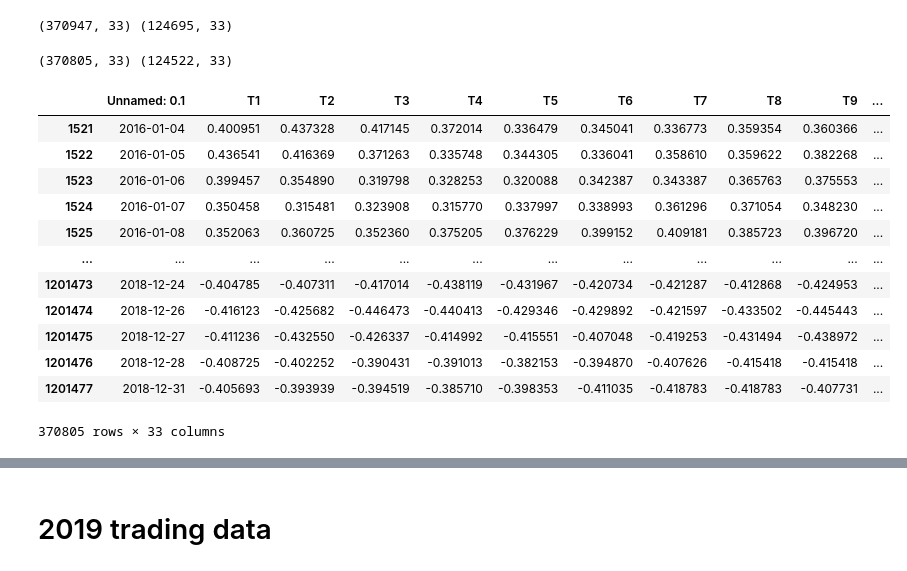
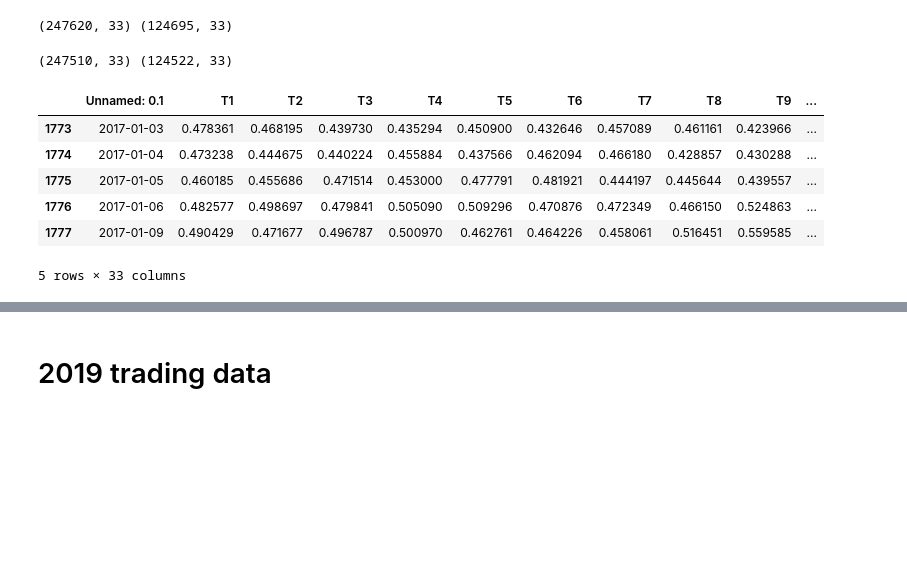
Before and after one commit to cs582/Fintech-SRS, a Jupyter notebook: Pytorch_implem_DNN.ipynb, the cells around one changed output, grey strips where cells are left out. Cells and saved outputs as stored; diff of their text form; code cells hidden in the pictures; blank space fills up the shorter version.

```diff
--- a/Pytorch_implem_DNN.ipynb
+++ b/Pytorch_implem_DNN.ipynb
@@ -42,34 +36,28 @@ data
 # %%
-START = "2016-01-01"
+START = "2017-01-01"
 MIDDLE = "2019-01-01"
 END = "2020-01-01"
 training_data = data[(data["Unnamed: 0.1"] >= START) & (data["Unnamed: 0.1"] < MIDDLE)]
 testing_data = data[(data["Unnamed: 0.1"] >= MIDDLE) & (data["Unnamed: 0.1"] < END)]
 print(training_data.shape, testing_data.shape)
 # %% [output]
-(370947, 33) (124695, 33)
+(247620, 33) (124695, 33)
 # %%
 training_data = training_data.dropna()
 testing_data = testing_data.dropna()
 print(training_data.shape, testing_data.shape)
 # %% [output]
-(370805, 33) (124522, 33)
+(247510, 33) (124522, 33)
 # %%
-training_data
+training_data.head(5)
 # %% [output]
 |  | Unnamed: 0.1 | T1 | T2 | T3 | T4 | T5 | T6 | T7 | T8 | T9 | ... |
-| 1521 | 2016-01-04 | 0.400951 | 0.437328 | 0.417145 | 0.372014 | 0.336479 | 0.345041 | 0.336773 | 0.359354 | 0.360366 | ... |
-| 1522 | 2016-01-05 | 0.436541 | 0.416369 | 0.371263 | 0.335748 | 0.344305 | 0.336041 | 0.358610 | 0.359622 | 0.382268 | ... |
-| 1523 | 2016-01-06 | 0.399457 | 0.354890 | 0.319798 | 0.328253 | 0.320088 | 0.342387 | 0.343387 | 0.365763 | 0.375553 | ... |
-| 1524 | 2016-01-07 | 0.350458 | 0.315481 | 0.323908 | 0.315770 | 0.337997 | 0.338993 | 0.361296 | 0.371054 | 0.348230 | ... |
-| 1525 | 2016-01-08 | 0.352063 | 0.360725 | 0.352360 | 0.375205 | 0.376229 | 0.399152 | 0.409181 | 0.385723 | 0.396720 | ... |
-| ... | ... | ... | ... | ... | ... | ... | ... | ... | ... | ... | ... |
-| 1201473 | 2018-12-24 | -0.404785 | -0.407311 | -0.417014 | -0.438119 | -0.431967 | -0.420734 | -0.421287 | -0.412868 | -0.424953 | ... |
-| 1201474 | 2018-12-26 | -0.416123 | -0.425682 | -0.446473 | -0.440413 | -0.429346 | -0.429892 | -0.421597 | -0.433502 | -0.445443 | ... |
-| 1201475 | 2018-12-27 | -0.411236 | -0.432550 | -0.426337 | -0.414992 | -0.415551 | -0.407048 | -0.419253 | -0.431494 | -0.438972 | ... |
-| 1201476 | 2018-12-28 | -0.408725 | -0.402252 | -0.390431 | -0.391013 | -0.382153 | -0.394870 | -0.407626 | -0.415418 | -0.415418 | ... |
-| 1201477 | 2018-12-31 | -0.405693 | -0.393939 | -0.394519 | -0.385710 | -0.398353 | -0.411035 | -0.418783 | -0.418783 | -0.407731 | ... |
+| 1773 | 2017-01-03 | 0.478361 | 0.468195 | 0.439730 | 0.435294 | 0.450900 | 0.432646 | 0.457089 | 0.461161 | 0.423966 | ... |
+| 1774 | 2017-01-04 | 0.473238 | 0.444675 | 0.440224 | 0.455884 | 0.437566 | 0.462094 | 0.466180 | 0.428857 | 0.430288 | ... |
+| 1775 | 2017-01-05 | 0.460185 | 0.455686 | 0.471514 | 0.453000 | 0.477791 | 0.481921 | 0.444197 | 0.445644 | 0.439557 | ... |
+| 1776 | 2017-01-06 | 0.482577 | 0.498697 | 0.479841 | 0.505090 | 0.509296 | 0.470876 | 0.472349 | 0.466150 | 0.524863 | ... |
+| 1777 | 2017-01-09 | 0.490429 | 0.471677 | 0.496787 | 0.500970 | 0.462761 | 0.464226 | 0.458061 | 0.516451 | 0.559585 | ... |
-370805 rows × 33 columns
+5 rows × 33 columns
 # %%
 def f(x):
     if x == False:
```
Also changed, not shown: parts of 19 cells of this notebook, 1 other file.
